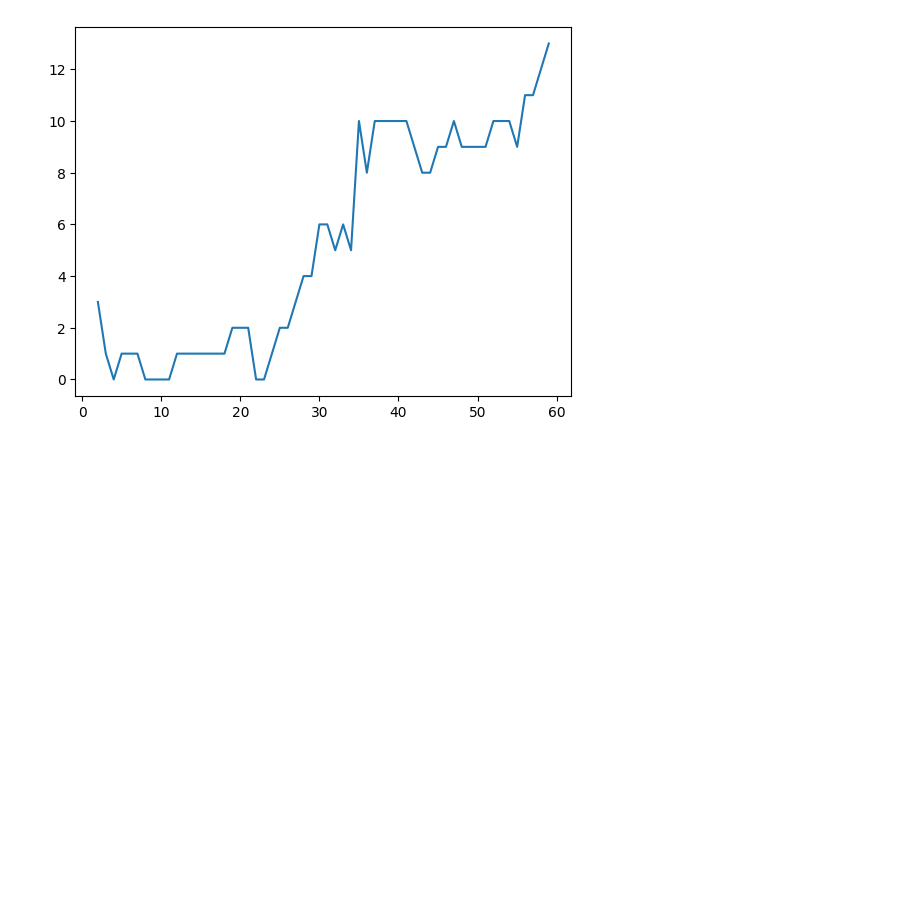
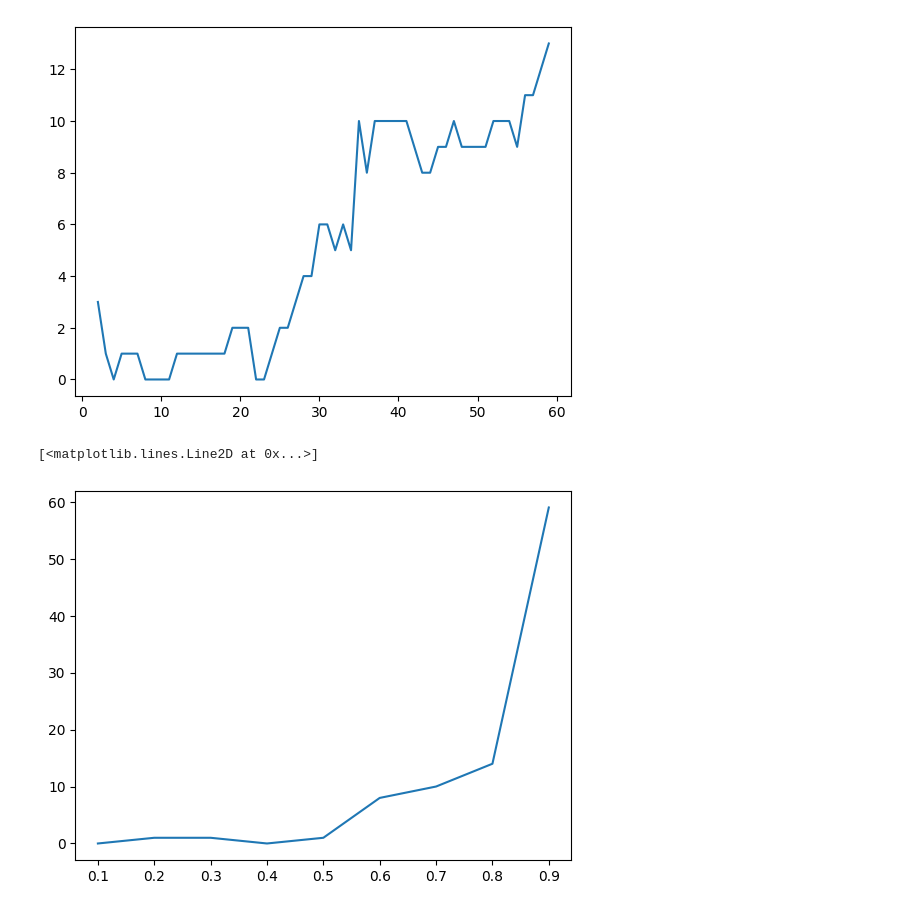
Before and after one commit to nuki789/Analiza-danych-i-uczenie-maszynowe, a Jupyter notebook: lab11/lab11.ipynb, the cells around one changed output. Cells and saved outputs as stored; diff of their text form; code cells hidden in the pictures; blank space fills up the shorter version.

```diff
--- a/lab11/lab11.ipynb
+++ b/lab11/lab11.ipynb
@@ -34,3 +33,26 @@ plt.plot(n_tab, errors_tab)
 # %% [output]
 [<matplotlib.lines.Line2D at 0x...>]
 [figure]
+# %%
+test_size_tab = [0.1, 0.2, 0.3, 0.4, 0.5, 0.6, 0.7, 0.8, 0.9]
+errors_tab = []
+
+for item in test_size_tab:
+    X_train, X_test, y_train, y_test = train_test_split(X, y, test_size=item, random_state=42)
+    scaler = StandardScaler()
+    X_train = scaler.fit_transform(X_train)
+    X_test = scaler.fit_transform(X_test)
+
+    model = KNeighborsClassifier(n_neighbors=10)
+    model.fit(X_train, y_train)
+    y_pred = model.predict(X_test)
+    errors = 0
+    for i in range(len(y_pred)):
+        if y_pred[i] != y_test[i]:
+            errors = errors + 1
+    errors_tab.append(errors)
+# %%
+plt.plot(test_size_tab, errors_tab)
+# %% [output]
+[<matplotlib.lines.Line2D at 0x...>]
+[figure, added]
```
Also changed, not shown: parts of 1 cell of this notebook.
